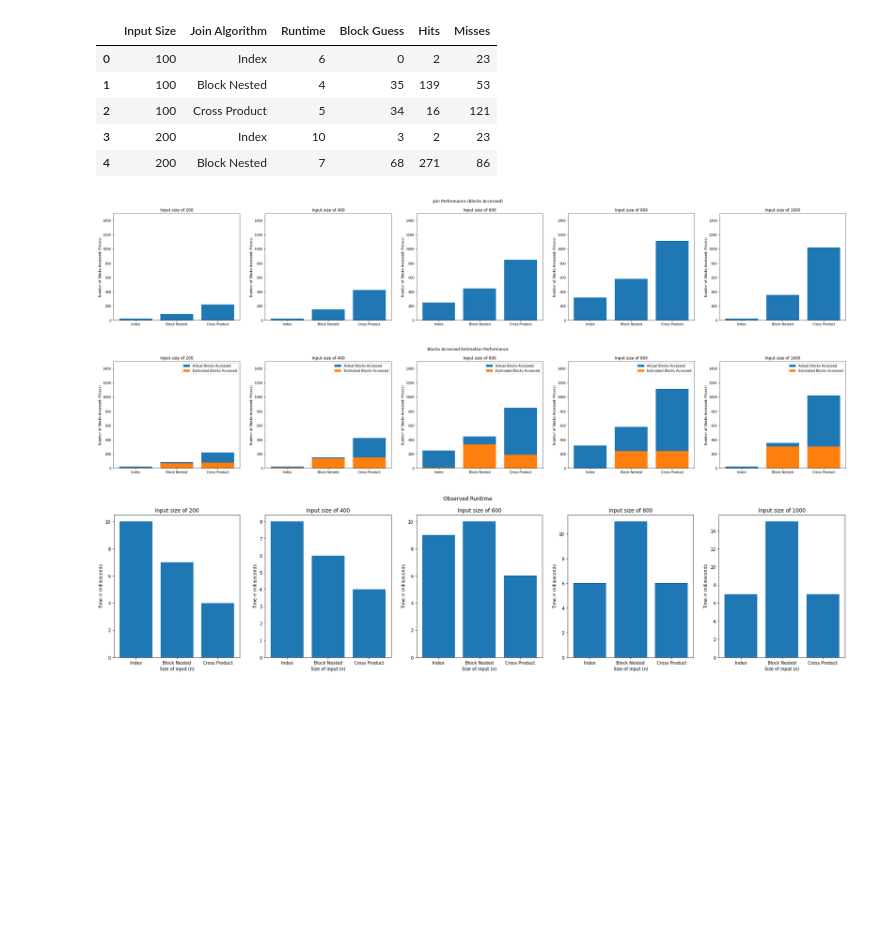
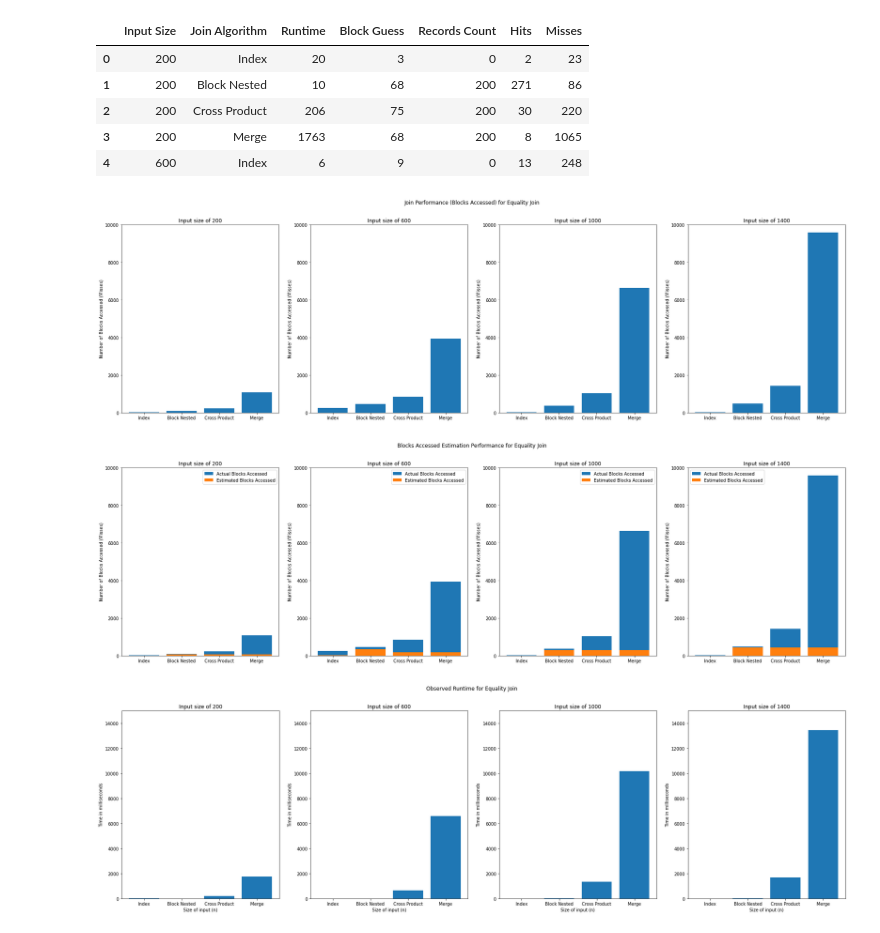
Before and after one commit to A-Wadhwani/CS448-Project2, a Jupyter notebook: CS448_Project_2_Analysis.ipynb, the cells around one changed output. Saved outputs shown, nothing was run; the diff lists cells and outputs as text; code cells hidden in the pictures; blank space fills up the shorter version.

```diff
--- a/CS448_Project_2_Analysis.ipynb
+++ b/CS448_Project_2_Analysis.ipynb
@@ -5,55 +5,57 @@ import pandas as pd
 import numpy as np
 import matplotlib.pyplot as plt
 # %%
-df = pd.read_csv("results.csv", index_col=None)
+df = pd.read_csv("resultsEquals.csv", index_col=None)
 df.loc[df["Join Algorithm"] == "Index Join", "Join Algorithm"] = "Index"
+df.loc[df["Join Algorithm"] == "Merge Join", "Join Algorithm"] = "Merge"
 df.loc[df["Join Algorithm"] == "Block Nested Loop Join", "Join Algorithm"] = "Block Nested"
 df.loc[df["Join Algorithm"] == "Multi Buffer Product and Select", "Join Algorithm"] = "Cross Product"
 df.head()
 # %% [output]
-|  | Input Size | Join Algorithm | Runtime | Block Guess | Hits | Misses |
-| 0 | 100 | Index | 6 | 0 | 2 | 23 |
-| 1 | 100 | Block Nested | 4 | 35 | 139 | 53 |
-| 2 | 100 | Cross Product | 5 | 34 | 16 | 121 |
-| 3 | 200 | Index | 10 | 3 | 2 | 23 |
-| 4 | 200 | Block Nested | 7 | 68 | 271 | 86 |
+|  | Input Size | Join Algorithm | Runtime | Block Guess | Records Count | Hits | Misses |
+| 0 | 200 | Index | 20 | 3 | 0 | 2 | 23 |
+| 1 | 200 | Block Nested | 10 | 68 | 200 | 271 | 86 |
+| 2 | 200 | Cross Product | 206 | 75 | 200 | 30 | 220 |
+| 3 | 200 | Merge | 1763 | 68 | 200 | 8 | 1065 |
+| 4 | 600 | Index | 6 | 9 | 0 | 13 | 248 |
 # %%
-fig, axs = plt.subplots(1, 5, figsize=(40,6))
-fig.suptitle("Join Performance (Blocks Accessed)")
+fig, axs = plt.subplots(1, 4, figsize=(30,8))
+fig.suptitle("Join Performance (Blocks Accessed) for Equality Join")
 val = 200
 for ax in axs:
   n500 = df[df['Input Size']==val]
   ax.bar(n500["Join Algorithm"], n500["Misses"])
   ax.title.set_text("Input size of " + str(val))
-  ax.set_ylim(0, 1500)
+  ax.set_ylim(0, 10000)
   ax.set(ylabel="Number of Blocks Accessed (Misses)")
-  val += 200
+  val += 400
 # %% [output]
-[figure, old version]
+[figure, new version]
 # %%
-fig, axs = plt.subplots(1, 5, figsize=(40,6))
-fig.suptitle("Blocks Accessed Estimation Performance")
+fig, axs = plt.subplots(1, 4, figsize=(30,8))
+fig.suptitle("Blocks Accessed Estimation Performance for Equality Join")
 val = 200
 for ax in axs:
   n500 = df[df['Input Size']==val]
   ax.bar(n500["Join Algorithm"], n500["Misses"], label="Actual Blocks Accessed")
   ax.bar(n500["Join Algorithm"], n500["Block Guess"], label="Estimated Blocks Accessed")
   ax.title.set_text("Input size of " + str(val))
-  ax.set_ylim(0, 1500)
+  ax.set_ylim(0, 10000)
   ax.set(ylabel="Number of Blocks Accessed (Misses)")
   ax.legend()
-  val += 200
+  val += 400
 # %% [output]
-[figure, old version]
+[figure, new version]
 # %%
-fig, axs = plt.subplots(1, 5, figsize=(30,6))
-fig.suptitle("Observed Runtime")
+fig, axs = plt.subplots(1, 4, figsize=(30,8))
+fig.suptitle("Observed Runtime for Equality Join")
 val = 200
 for ax in axs:
   n500 = df[df['Input Size']==val]
   ax.bar(n500["Join Algorithm"], n500["Runtime"])
+  ax.set_ylim(0, 15000)
   ax.title.set_text("Input size of " + str(val))
   ax.set(xlabel="Size of input (n)", ylabel="Time in milliseconds")
-  val += 200
+  val += 400
 # %% [output]
-[figure, old version]
+[figure, new version]
```
Also changed, not shown: parts of 4 cells of this notebook.
